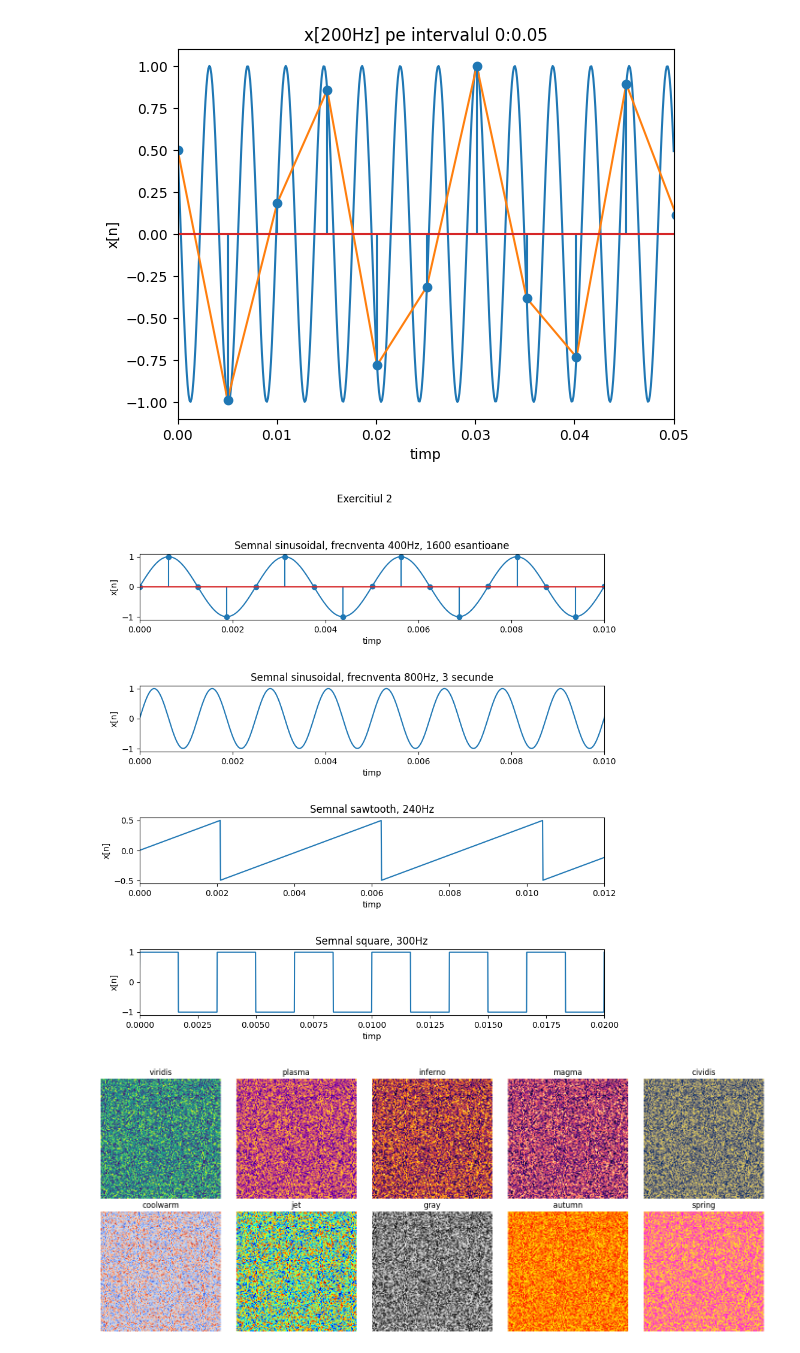
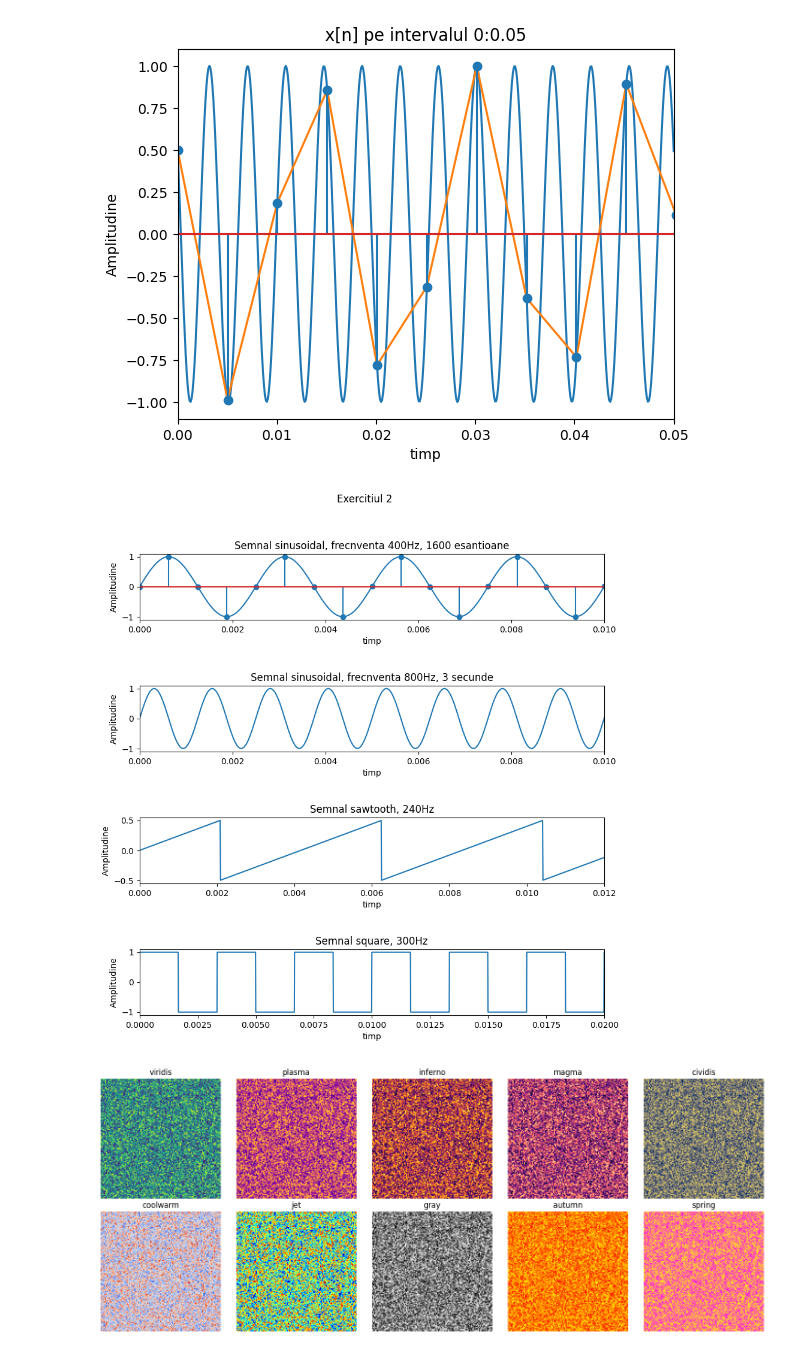
Before and after one commit to Apsodius1/Procesarea-Semnalelor, a Jupyter notebook: lab1/lab1.ipynb, the cells around one changed output. Drawn from its saved outputs; the diff is of its cells as text; code cells hidden in the pictures.

```diff
--- a/lab1/lab1.ipynb
+++ b/lab1/lab1.ipynb
@@ -61,17 +61,17 @@ plt.show()
 # %%
 #x[200Hz] pe intervalul 0:0.05
 
 plt.plot(num3, x(num3))
 plt.plot(num2, x(num2))
 plt.stem(num2, x(num2))
 plt.title("x[n] pe intervalul 0:0.05")
 plt.xlim(0,0.05)
 plt.xlabel("timp")
-plt.ylabel("x[n]")
+plt.ylabel("Amplitudine")
 plt.savefig("esantionare_semnal_x[200Hz]_plot.pdf")
 plt.show()
 # %% [output]
-[figure, old version]
+[figure, new version]
 # %%
 # Exercitiul 2
 
@@ -96,7 +96,7 @@ axs[0].plot(nt1, sin(f400, nt1))
 axs[0].stem(nt2, sin(f400, nt2))
 axs[0].set_title('Semnal sinusoidal, frecnventa 400Hz, 1600 esantioane')
 axs[0].set_xlabel("timp")
-axs[0].set_ylabel("x[n]")
+axs[0].set_ylabel("Amplitudine")
 axs[0].set_xlim(0, 0.01)
 
 # b) Semnal sinusoidal, frecnventa 800Hz, 3 secunde
@@ -106,7 +106,7 @@ t3 = np.linspace(0, 3, 100000)
 axs[1].plot(t3, sin(f800, t3))
 axs[1].set_title('Semnal sinusoidal, frecnventa 800Hz, 3 secunde')
 axs[1].set_xlabel("timp")
-axs[1].set_ylabel("x[n]")
+axs[1].set_ylabel("Amplitudine")
 axs[1].set_xlim(0, 0.01)
 
 # c) Semnal sawtooth, 240Hz
@@ -121,7 +121,7 @@ f240 = 240
 axs[2].plot(nt1, sawtooth(f240, nt1))
 axs[2].set_title('Semnal sawtooth, 240Hz')
 axs[2].set_xlabel("timp")
-axs[2].set_ylabel("x[n]")
+axs[2].set_ylabel("Amplitudine")
 axs[2].set_xlim(0, 0.012)
 
 # d) Semnal square, 300Hz
@@ -134,14 +134,14 @@ def square(f0, t):
 axs[3].plot(nt1, square(300, nt1))
 axs[3].set_title('Semnal square, 300Hz')
 axs[3].set_xlabel("timp")
-axs[3].set_ylabel("x[n]")
+axs[3].set_ylabel("Amplitudine")
 axs[3].set_xlim(0, 0.02)
 
 # * Save plot
 plt.savefig("exercitiul2.pdf")
 plt.show()
 # %% [output]
-[figure, old version]
+[figure, new version]
 # %%
 size = 128
 random_array = np.random.rand(size, size)
```
Also changed, not shown: parts of 2 cells of this notebook, 4 other files.
